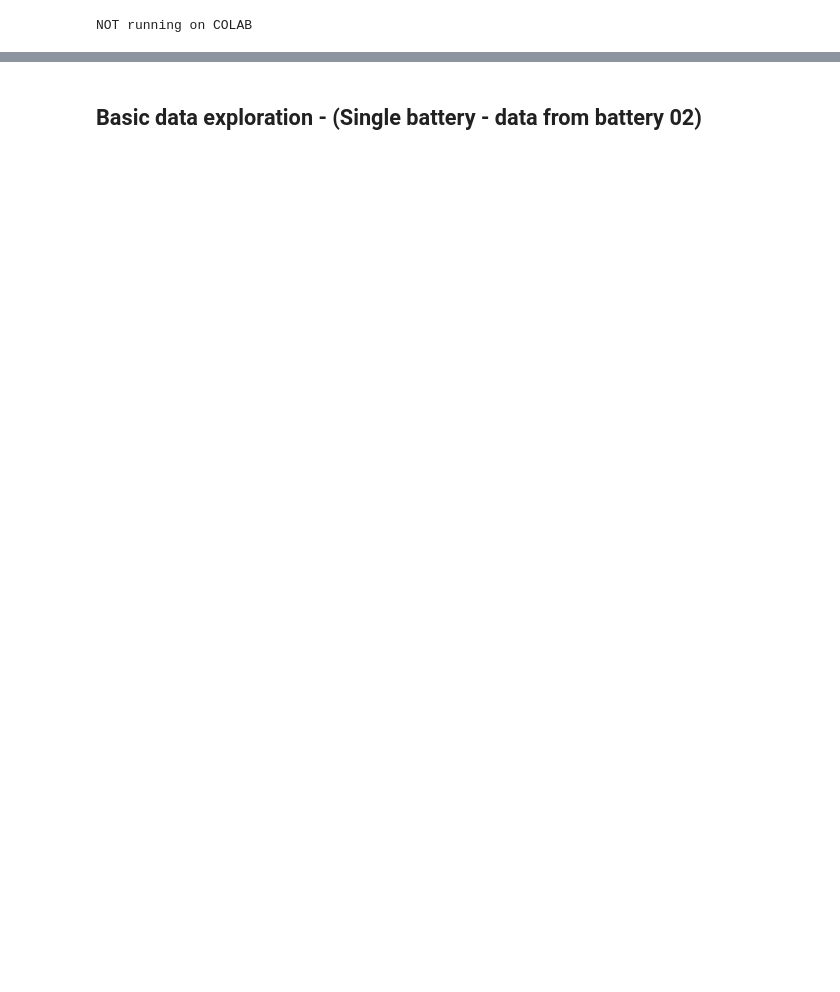
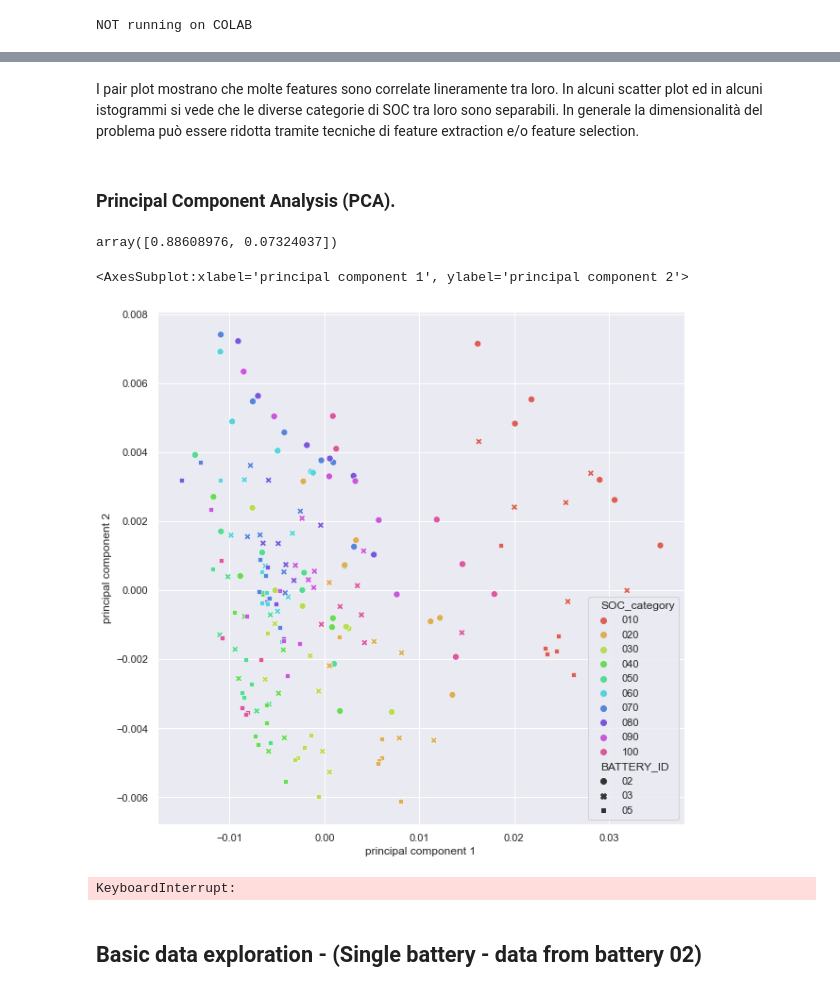
Before and after one commit to electrical-and-electronic-measurement/ml-4-measurement, a Jupyter notebook: notebooks/EIS_dataset_exploration.ipynb, the cells around one changed output, grey strips where cells are left out. Saved outputs shown, nothing was run; the diff lists cells and outputs as text; code cells hidden in the pictures; blank space fills up the shorter version.

Commit message:
PCA all batteries rectangular

```diff
--- a/notebooks/EIS_dataset_exploration.ipynb
+++ b/notebooks/EIS_dataset_exploration.ipynb
@@ -50,0 +59,2 @@ NOT running on COLAB
+# %%
+dataset_rect['SOC_category'] = dataset.SOC.astype('category')
@@ -50,0 +65,27 @@ NOT running on COLAB
+# %% [markdown]
+I pair plot mostrano che molte features sono correlate lineramente tra loro.
+In alcuni scatter plot ed in alcuni istogrammi si vede che le diverse categorie di SOC tra loro sono separabili.
+In generale la dimensionalità del problema può essere ridotta tramite tecniche di feature extraction e/o feature selection.
+# %% [markdown]
+### Principal Component Analysis (PCA).
+# %%
+# Separating out the features
+x = dataset_rect[feature_col_names_rect].values
+# %%
+from sklearn.decomposition import PCA
+pca = PCA(n_components=2)
+principalComponents = pca.fit_transform(x)
+principalDf = pd.DataFrame(data = principalComponents
+             , columns = ['principal component 1', 'principal component 2'])
+# %%
+pca.explained_variance_ratio_
+# %% [output]
+array([0.88608976, 0.07324037])
+# %%
+df_PCA_rectangular = pd.concat([principalDf, dataset_rect[['SOC_category','BATTERY_ID']]], axis = 1)
+# %%
+sns.set(rc={"figure.figsize":(10, 10)})
+sns.scatterplot(x="principal component 1", y="principal component 2", hue="SOC_category", data=df_PCA_rectangular ,style="BATTERY_ID" ,palette="hls", s=50)
+# %% [output]
+<AxesSubplot:xlabel='principal component 1', ylabel='principal component 2'>
+[figure, added]
@@ -51,3 +98,7 @@ NOT running on COLAB
+# %%
+show_pair_plot(dataset_polar,feature_col_names_polar,'BATTERY_ID',title="Real part of Z_f features")
+# %% [output]
+KeyboardInterrupt:
 # %% [markdown]
 ## Basic data exploration - (Single battery - data from battery 02)
 # %%
```
Also changed, not shown: parts of 19 cells of this notebook, 1 other file.
